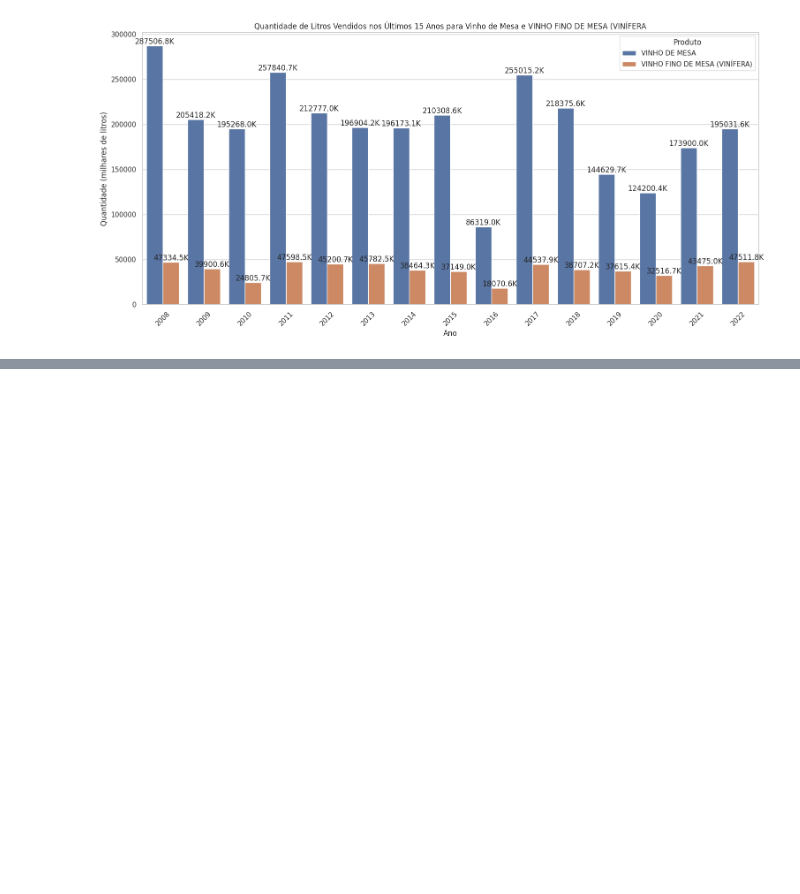
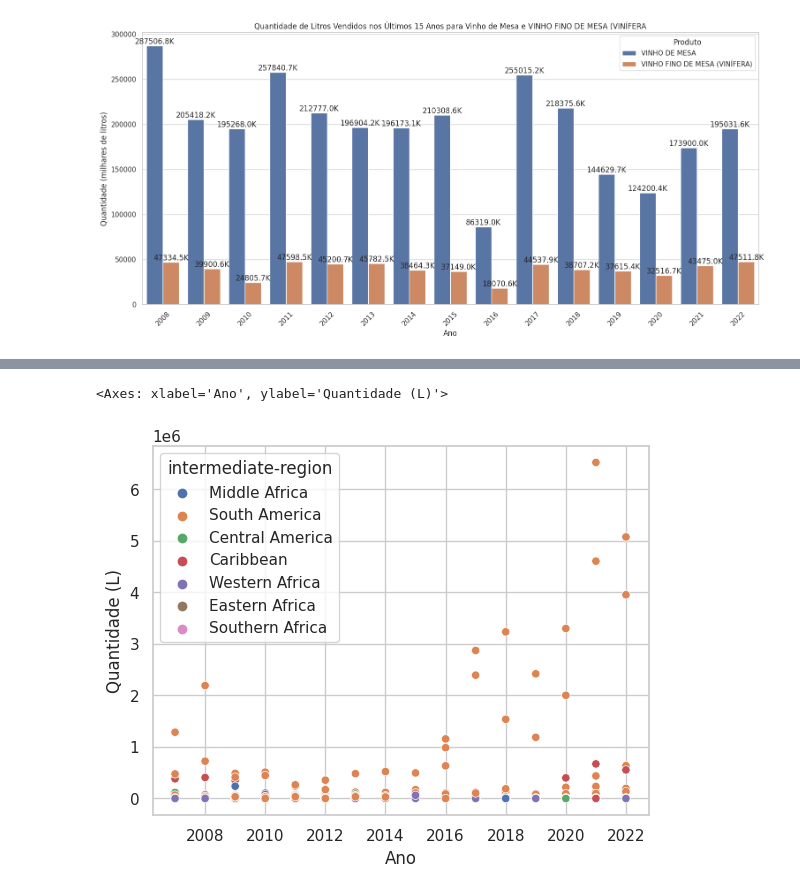
Before and after one commit to icarocarmona/Tech-Challenges-DTAT-Grupo-26, a Jupyter notebook: notebooks/Cópia_de_Analise_MacroV2.ipynb, the cells around one changed output, grey strips where cells are left out. Saved outputs shown, nothing was run; the diff lists cells and outputs as text; code cells hidden in the pictures; blank space fills up the shorter version.

```diff
--- a/notebooks/Cópia_de_Analise_MacroV2.ipynb
+++ b/notebooks/Cópia_de_Analise_MacroV2.ipynb
@@ -272,0 +291,3 @@ plt.show()
+# %%
+country = pd.read_csv('https://raw.githubusercontent.com/lukes/ISO-3166-Countries-with-Regional-Codes/master/all/all.csv')
+country.head(5)
@@ -272,0 +301,3 @@ plt.show()
+# %%
+paises = pd.read_csv('/content/pais.csv', encoding='latin-1', sep=';')
+paises.head()
@@ -272,0 +311,3 @@ plt.show()
+# %%
+df_completo = df_sem_zero.merge(paises, left_on='Destino', right_on='NO_PAIS',how='left')
+df_completo.head(5)
@@ -272,0 +321,3 @@ plt.show()
+# %%
+df_completo = df_completo.merge(country, left_on='CO_PAIS_ISON3', right_on='country-code', how='left')
+df_completo.head()
@@ -272,0 +332,5 @@ plt.show()
+# %%
+sns.scatterplot(data=df_completo.query("Ano>=2007"), x='Ano', y='Quantidade (L)', hue='intermediate-region')
+# %% [output]
+<Axes: xlabel='Ano', ylabel='Quantidade (L)'>
+[figure, added]
```
Also changed, not shown: parts of 11 cells of this notebook.
